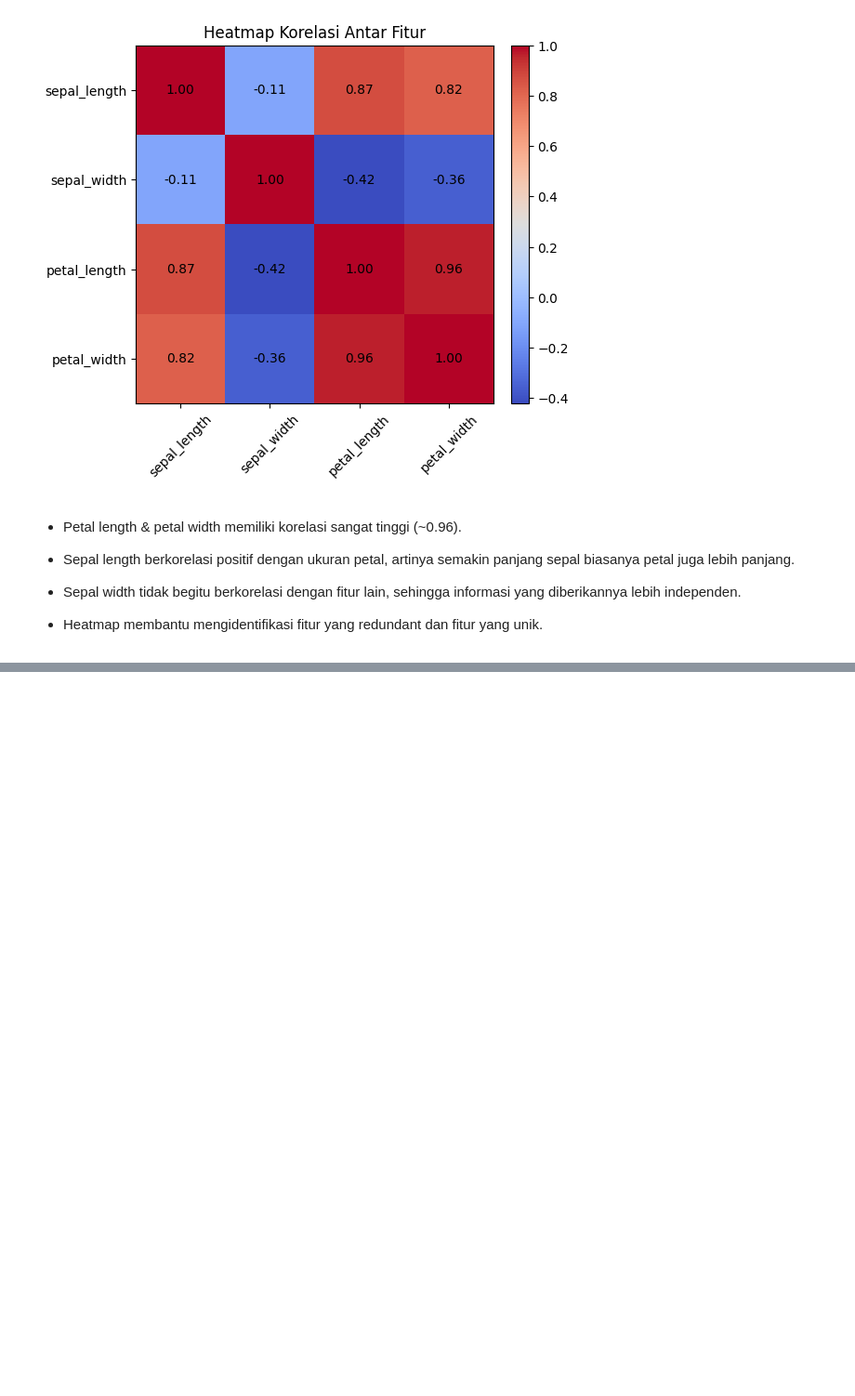
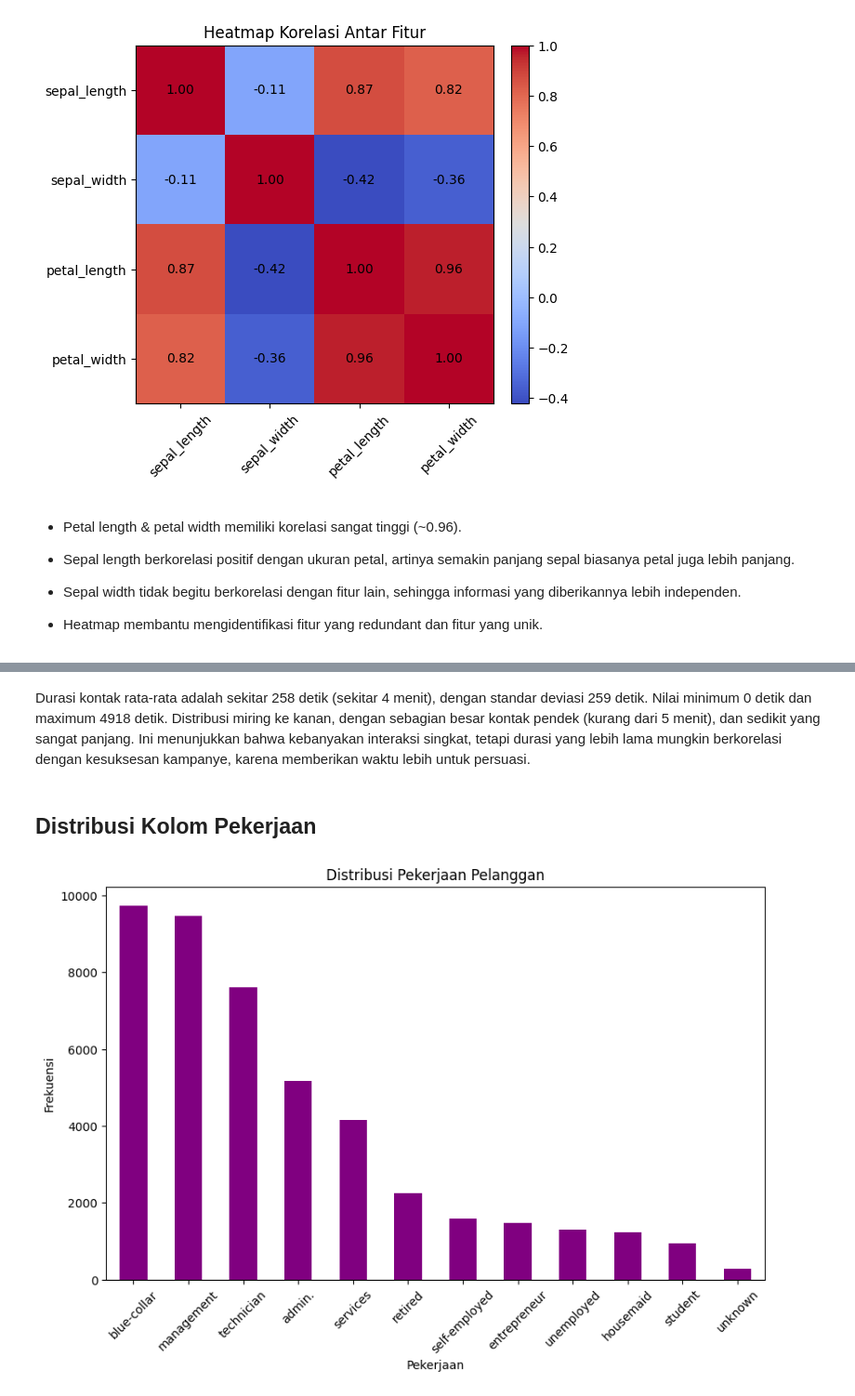
Before and after one commit to Ryzalll/PSD, a Jupyter notebook: _build/jupyter_execute/explorasi-data.ipynb, the cells around one changed output, grey strips where cells are left out. Shown at 93% size. Drawn from its saved outputs; the diff is of its cells as text; code cells hidden in the pictures; blank space fills up the shorter version.

```diff
--- a/_build/jupyter_execute/explorasi-data.ipynb
+++ b/_build/jupyter_execute/explorasi-data.ipynb
@@ -138,0 +248,19 @@ plt.show()
+# %% [markdown]
+Durasi kontak rata-rata adalah sekitar 258 detik (sekitar 4 menit), dengan standar deviasi 259 detik. Nilai minimum 0 detik dan maximum 4918 detik. Distribusi miring ke kanan, dengan sebagian besar kontak pendek (kurang dari 5 menit), dan sedikit yang sangat panjang. Ini menunjukkan bahwa kebanyakan interaksi singkat, tetapi durasi yang lebih lama mungkin berkorelasi dengan kesuksesan kampanye, karena memberikan waktu lebih untuk persuasi.
+# %% [markdown]
+## Distribusi Kolom Pekerjaan
+# %%
+
+# Hitung frekuensi
+job_dist = df_bank['job'].value_counts()
+
+# Bar plot distribusi
+plt.figure(figsize=(10, 6))
+job_dist.plot(kind='bar', color='purple')
+plt.title('Distribusi Pekerjaan Pelanggan')
+plt.xlabel('Pekerjaan')
+plt.ylabel('Frekuensi')
+plt.xticks(rotation=45)
+plt.show()
+# %% [output]
+[figure, added]
```
Also changed, not shown: parts of 17 cells of this notebook, 32 other files.
